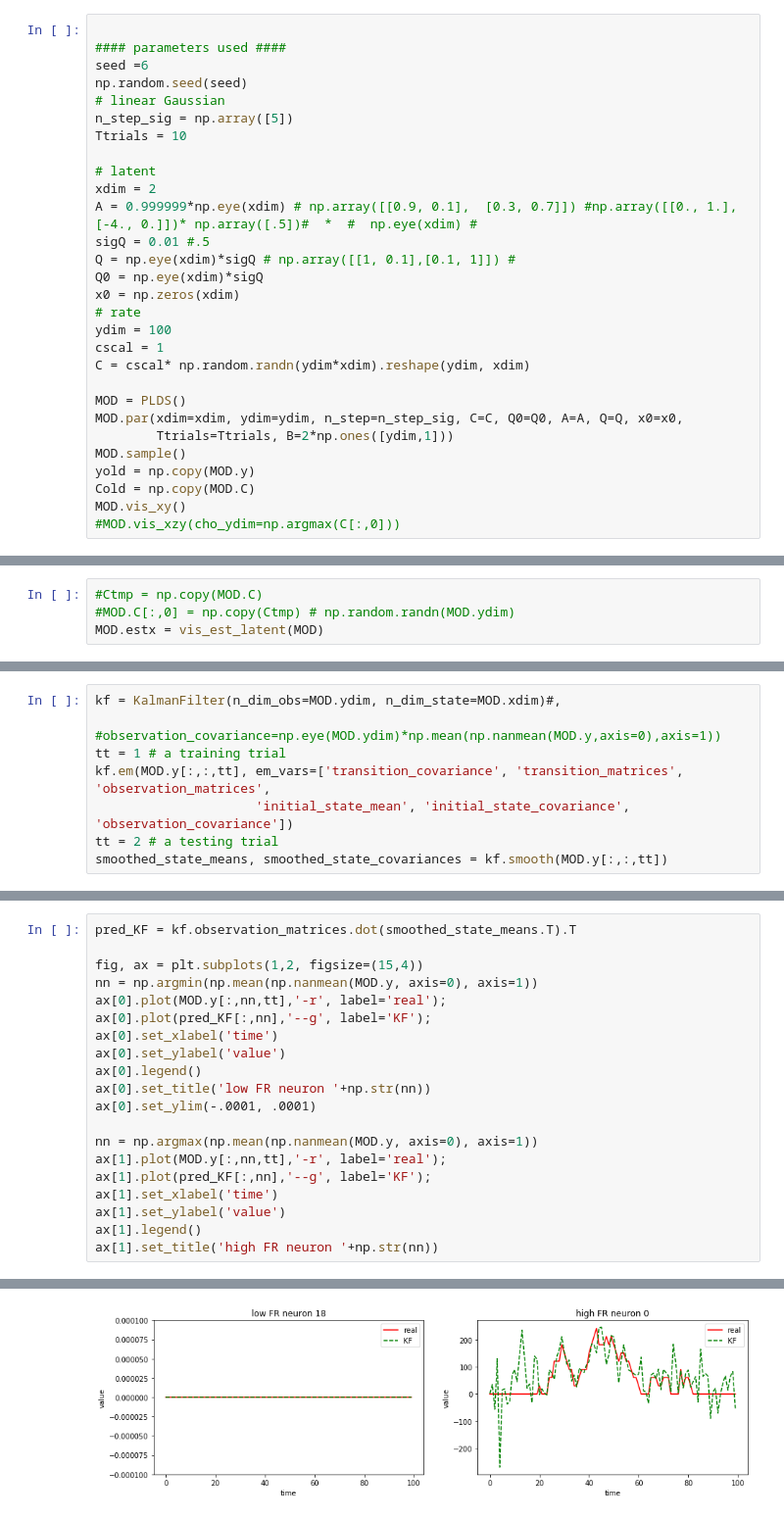
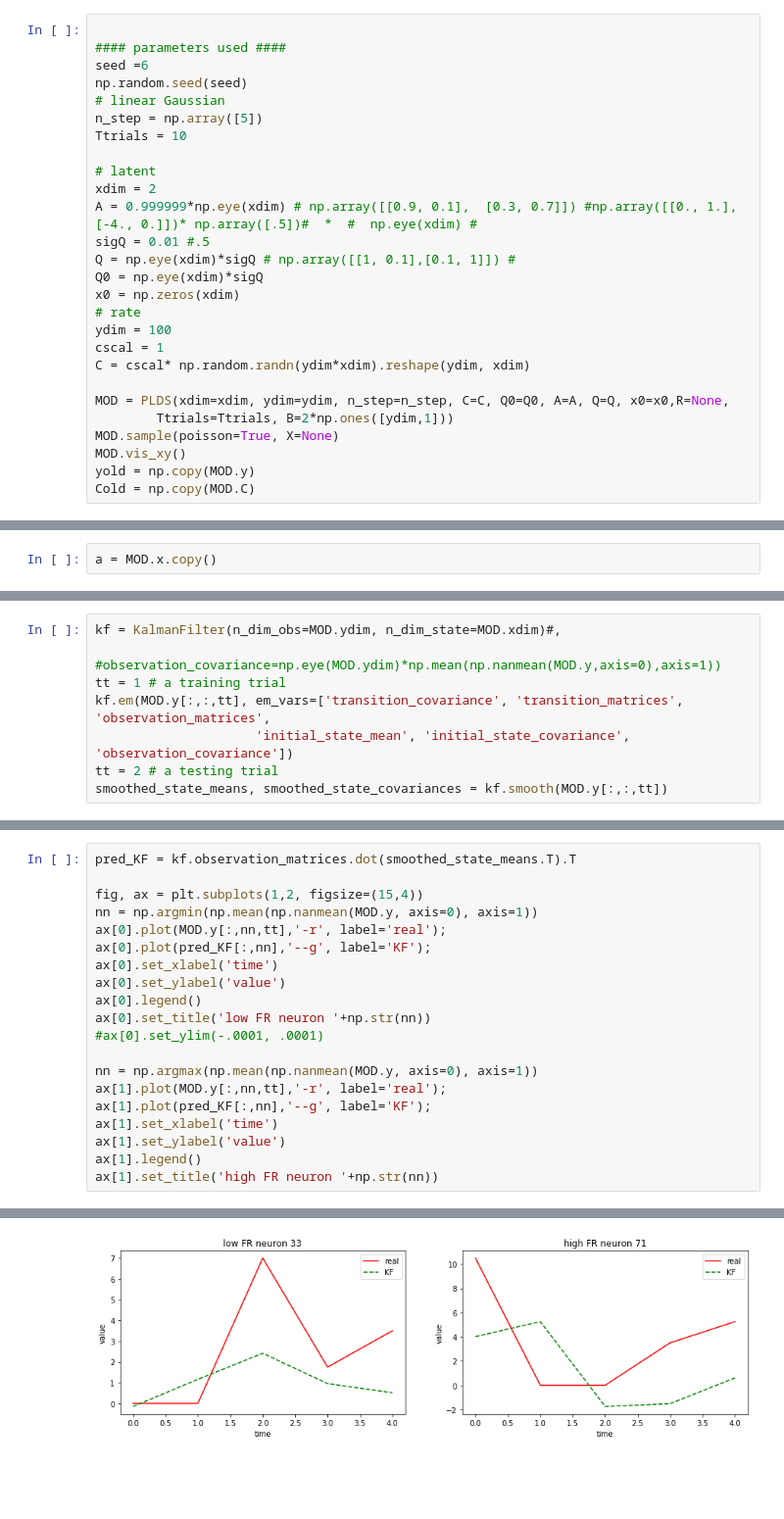
Before and after one commit to CarolineHaimerl27/LatentSpaceModels, a Jupyter notebook: Bourokan2017.ipynb, the cells around one changed output, grey strips where cells are left out. Shown: that part at 98% size. Drawn from its saved outputs; the diff is of its cells as text; blank space fills up the shorter version.

```diff
--- a/Bourokan2017.ipynb
+++ b/Bourokan2017.ipynb
@@ -37,7 +40,7 @@ def concat_trials(SPIKES, counts0, X=None):
 seed =6
 np.random.seed(seed)
 # linear Gaussian
-n_step_sig = np.array([5])
+n_step = np.array([5])
 Ttrials = 10
 
 # latent
@@ -52,12 +55,10 @@ ydim = 100
 cscal = 1
 C = cscal* np.random.randn(ydim*xdim).reshape(ydim, xdim)
 
-MOD = PLDS()
-MOD.par(xdim=xdim, ydim=ydim, n_step=n_step_sig, C=C, Q0=Q0, A=A, Q=Q, x0=x0,
+MOD = PLDS(xdim=xdim, ydim=ydim, n_step=n_step, C=C, Q0=Q0, A=A, Q=Q, x0=x0,R=None,
         Ttrials=Ttrials, B=2*np.ones([ydim,1]))
-MOD.sample()
+MOD.sample(poisson=True, X=None)
+MOD.vis_xy()
 yold = np.copy(MOD.y)
 Cold = np.copy(MOD.C)
-MOD.vis_xy()
-#MOD.vis_xzy(cho_ydim=np.argmax(C[:,0]))
 # %% [output]
@@ -77,3 +70,5 @@ a.shape
+# %%
+a = MOD.x.copy()
 # %%
 # upsample for neurons:
 
@@ -283,7 +266,3 @@ Text(0.5, 0, 'time')
 # Decoding latent dynamics of input using PLDS (from Deneve encoded spikes)
 # %% [markdown]
 ### estimation of latent given GT parameters (just inference)
-# %%
-#Ctmp = np.copy(MOD.C)
-#MOD.C[:,0] = np.copy(Ctmp) # np.random.randn(MOD.ydim)
-MOD.estx = vis_est_latent(MOD)
@@ -373,7 +329,7 @@ ax[0].set_xlabel('time')
 ax[0].set_ylabel('value')
 ax[0].legend()
 ax[0].set_title('low FR neuron '+np.str(nn))
-ax[0].set_ylim(-.0001, .0001)
+#ax[0].set_ylim(-.0001, .0001)
 
 nn = np.argmax(np.mean(np.nanmean(MOD.y, axis=0), axis=1))
 ax[1].plot(MOD.y[:,nn,tt],'-r', label='real');
@@ -387,2 +343,2 @@ Text(0.5, 1.0, 'high FR neuron 0')
-[figure, old version]
+[figure, new version]
 # %%
```
Also changed, not shown: parts of 17 cells of this notebook, 4 other files.
